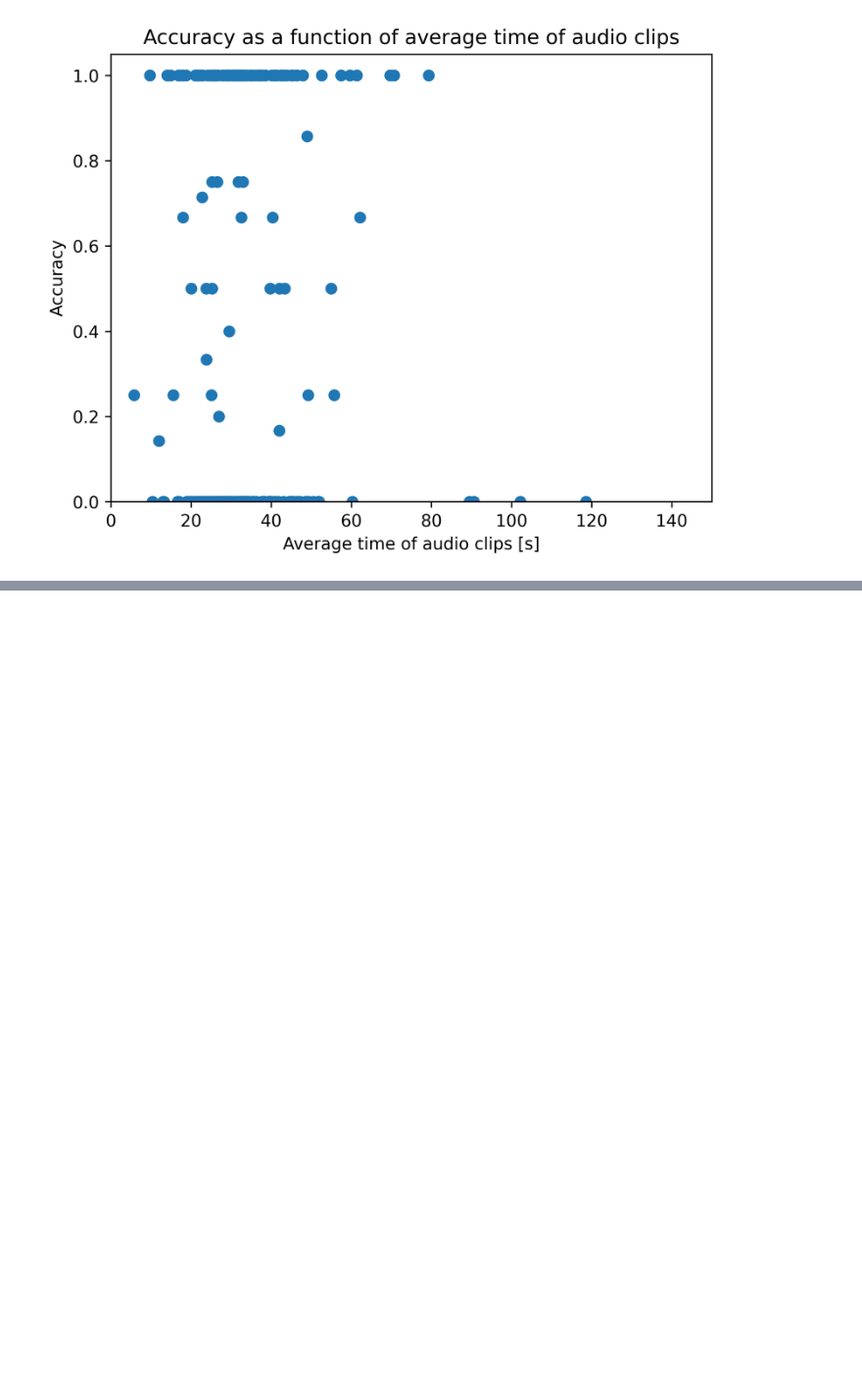
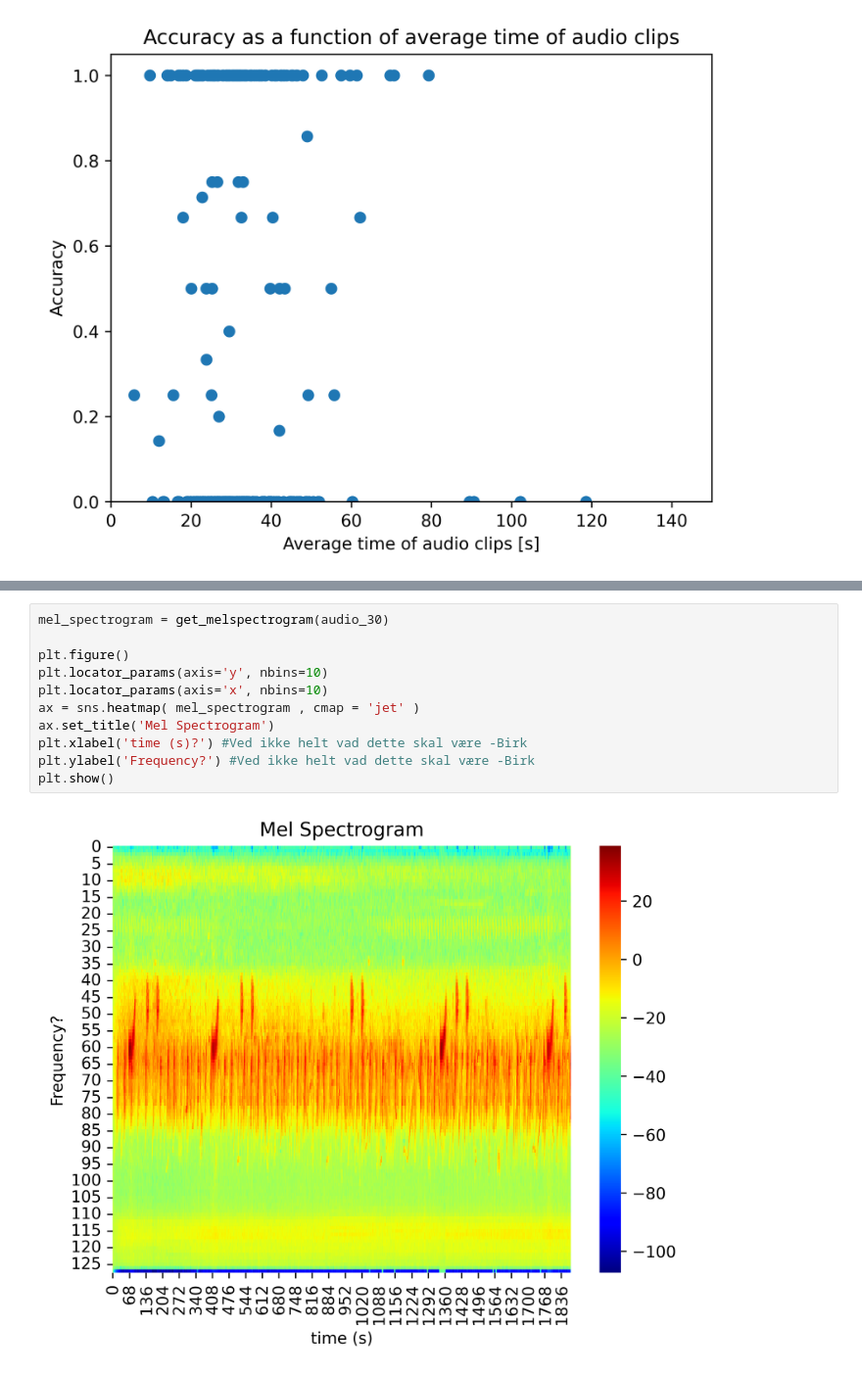
Before and after one commit to JakobO2000/APPML-BirdCLEF, a Jupyter notebook: plot_data/PlottingNotebook.ipynb, the cells around one changed output, grey strips where cells are left out. Shown at 98% size. Cells and saved outputs as stored; diff of their text form; blank space fills up the shorter version.

```diff
--- a/plot_data/PlottingNotebook.ipynb
+++ b/plot_data/PlottingNotebook.ipynb
@@ -289,0 +325,13 @@ plt.show()
+# %%
+mel_spectrogram = get_melspectrogram(audio_30)
+
+plt.figure()
+plt.locator_params(axis='y', nbins=10)
+plt.locator_params(axis='x', nbins=10)
+ax = sns.heatmap( mel_spectrogram , cmap = 'jet' )
+ax.set_title('Mel Spectrogram')
+plt.xlabel('time (s)?') #Ved ikke helt vad dette skal være -Birk
+plt.ylabel('Frequency?') #Ved ikke helt vad dette skal være -Birk
+plt.show()
+# %% [output]
+[figure, added]
```
Also changed, not shown: parts of 4 cells of this notebook.
